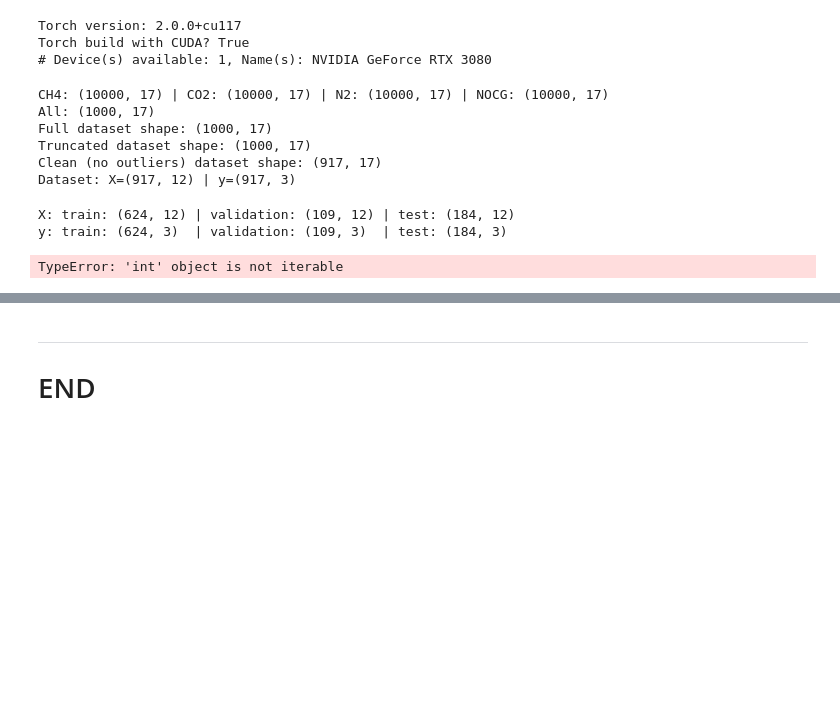
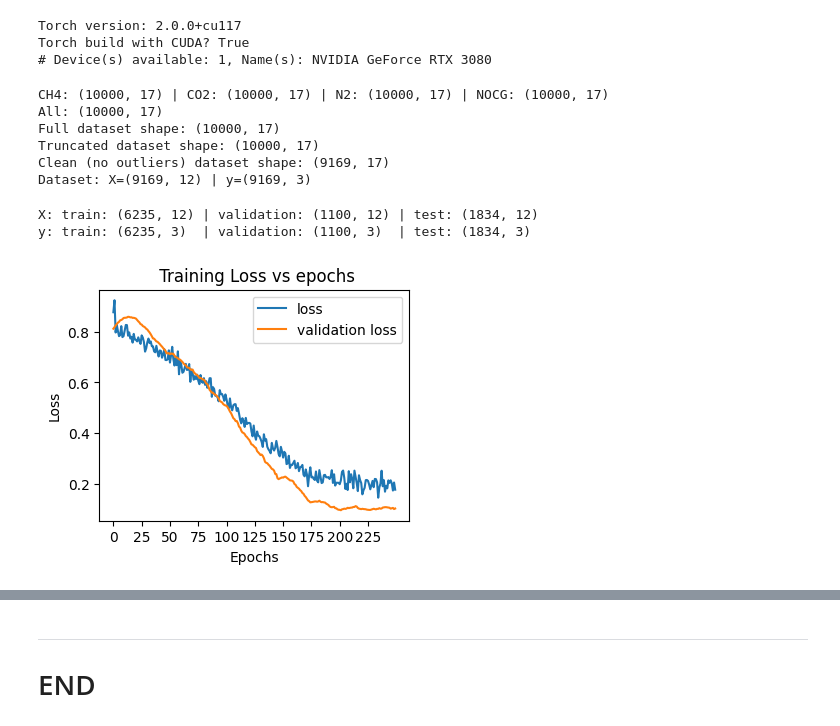
Before and after one commit to misaelmmorales/H2-Proxy, a Jupyter notebook: cushion/main.ipynb, the cells around one changed output, grey strips where cells are left out. Cells and saved outputs as stored; diff of their text form; code cells hidden in the pictures; blank space fills up the shorter version.

```diff
--- a/cushion/main.ipynb
+++ b/cushion/main.ipynb
@@ -8,30 +7,29 @@ Torch version: 2.0.0+cu117
 Torch build with CUDA? True
 # Device(s) available: 1, Name(s): NVIDIA GeForce RTX 3080
 # %%
-all_data = h2.read_data(n_subsample=1000)
-X_dataset, y_dataset, x_scaler, y_scaler = h2.process_data(restype='SA')
+h2.read_data(n_subsample=10000)
+h2.process_data(restype='SA')
 # %% [output]
 CH4: (10000, 17) | CO2: (10000, 17) | N2: (10000, 17) | NOCG: (10000, 17)
-All: (1000, 17)
-Full dataset shape: (1000, 17)
-Truncated dataset shape: (1000, 17)
-Clean (no outliers) dataset shape: (917, 17)
-Dataset: X=(917, 12) | y=(917, 3)
+All: (10000, 17)
+Full dataset shape: (10000, 17)
+Truncated dataset shape: (10000, 17)
+Clean (no outliers) dataset shape: (9169, 17)
+Dataset: X=(9169, 12) | y=(9169, 3)
-# %%
-X_train, X_valid, X_test, y_train, y_valid, y_test = h2.train_valid_test_split()
-
-X_train_tensor, X_valid_tensor, X_test_tensor, y_train_tensor, y_valid_tensor, y_test_tensor = h2.arrays_to_tensors()
-
-train_dataset, train_loader, valid_dataset, valid_loader= h2.make_dataloader()
-# %% [output]
-X: train: (624, 12) | validation: (109, 12) | test: (184, 12)
-y: train: (624, 3)  | validation: (109, 3)  | test: (184, 3)
+# %%
+h2.train_valid_test_split()
+h2.arrays_to_tensors()
+h2.make_dataloader()
+# %% [output]
+X: train: (6235, 12) | validation: (1100, 12) | test: (1834, 12)
+y: train: (6235, 3)  | validation: (1100, 3)  | test: (1834, 3)
 # %%
-rom = h2_cushion_rom(X_dataset.shape[-1], y_dataset.shape[-1], [32,64,128,64,32,16])
+rom  = h2_cushion_rom(h2.inp, h2.out, hidden_sizes=[32,64,128,64,32,16])
+opt  = optim.Adam(rom.parameters(), lr=1e-3, weight_decay=1e-5)
+loss = L1L2_Loss()
+loss.l2_weight = 1
 
-optimizer = optim.Adam(rom.parameters(), lr=1e-3)
-loss_fn   = customLoss()
-
-dict_log = h2.train(rom, loss_fn, optimizer, 100, train_loader, valid_loader)
+h2.train(rom, loss, opt)
+h2.plot_loss()
 # %% [output]
-TypeError: 'int' object is not iterable
+[figure, added]
```
Also changed, not shown: parts of 7 cells of this notebook, 19 other files.
